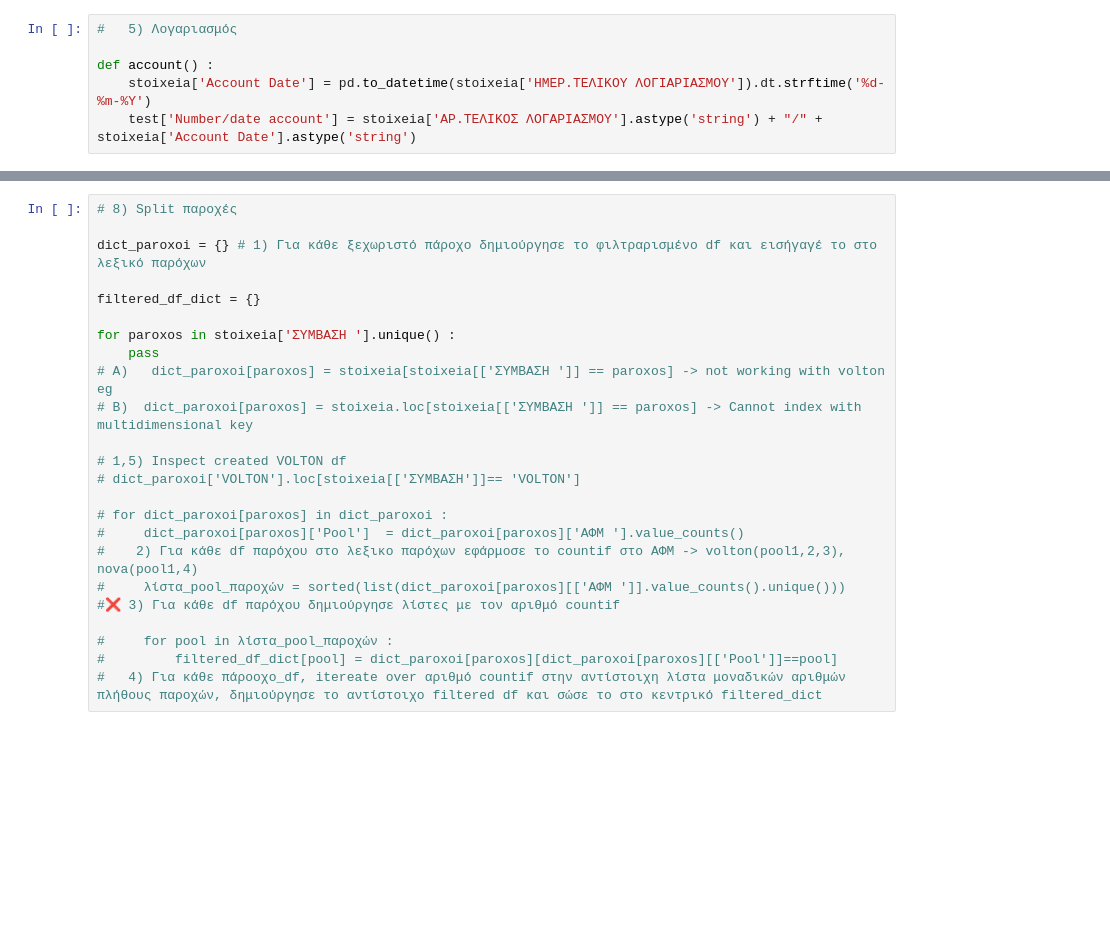
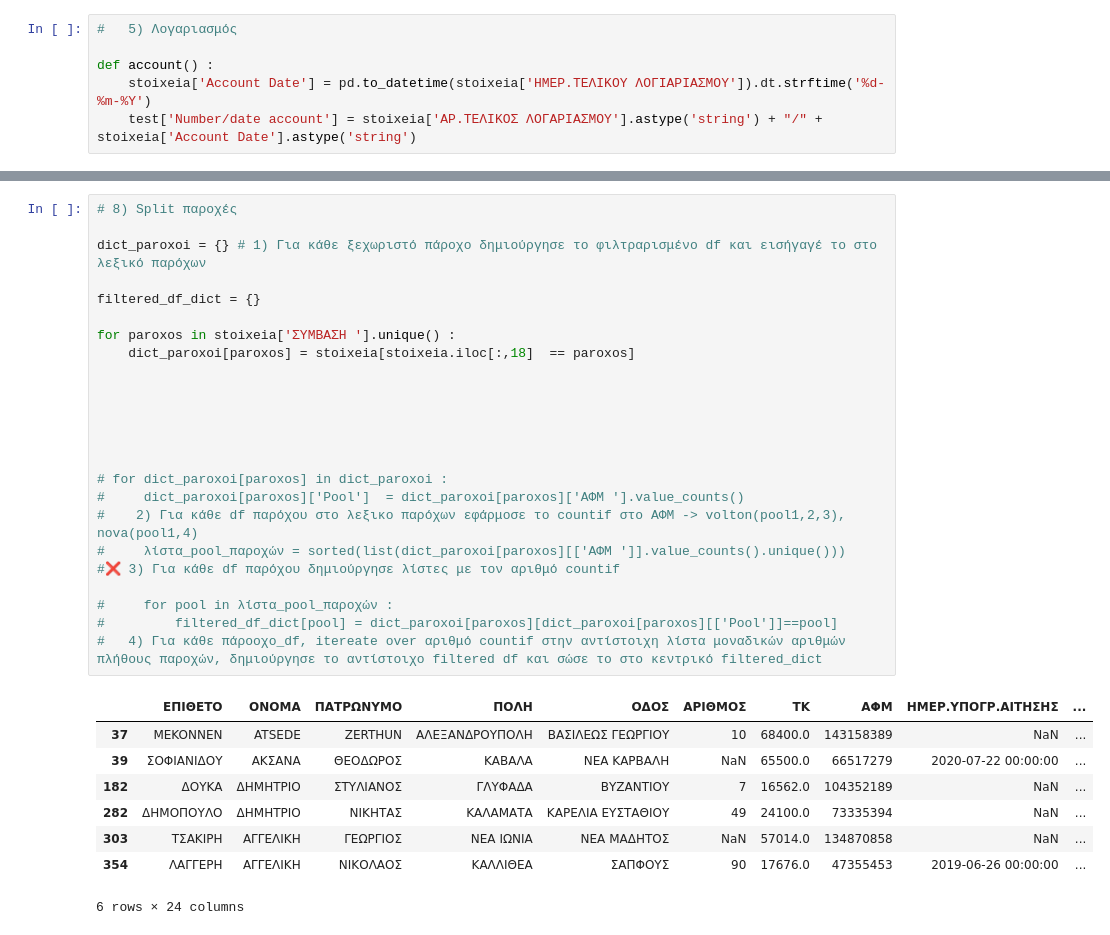
Before and after one commit to TheoPallis/Project-Clean-Stoixeia-Ofeileti-Python, a Jupyter notebook: stoixeia ofeileti 15_11_22.ipynb, the cells around one changed output, grey strips where cells are left out. Cells and saved outputs as stored; diff of their text form; blank space fills up the shorter version.

Commit message:
Created filtered dataframes paroxos

```diff
--- a/stoixeia ofeileti 15_11_22.ipynb
+++ b/stoixeia ofeileti 15_11_22.ipynb
@@ -181,24 +204,33 @@ stoixeia[stoixeia[cols].isna().all(1)] # Find both nulls columns application
 # %%
 # 8) Split παροχές
 
 dict_paroxoi = {} # 1) Για κάθε ξεχωριστό πάροχο δημιούργησε το φιλτραρισμένο df και εισήγαγέ το στο λεξικό παρόχων
 
 filtered_df_dict = {}
 
 for paroxos in stoixeia['ΣΥΜΒΑΣΗ '].unique() :
-    pass
-# A)   dict_paroxoi[paroxos] = stoixeia[stoixeia[['ΣΥΜΒΑΣΗ ']] == paroxos] -> not working with volton eg
-# B)  dict_paroxoi[paroxos] = stoixeia.loc[stoixeia[['ΣΥΜΒΑΣΗ ']] == paroxos] -> Cannot index with multidimensional key
+    dict_paroxoi[paroxos] = stoixeia[stoixeia.iloc[:,18]  == paroxos]
 
-# 1,5) Inspect created VOLTON df
-# dict_paroxoi['VOLTON'].loc[stoixeia[['ΣΥΜΒΑΣΗ']]== 'VOLTON']
+
+
+
+
 
 # for dict_paroxoi[paroxos] in dict_paroxoi :
 #     dict_paroxoi[paroxos]['Pool']  = dict_paroxoi[paroxos]['ΑΦΜ '].value_counts()                        #    2) Για κάθε df παρόχου στο λεξικο παρόχων εφάρμοσε το countif στο ΑΦΜ -> volton(pool1,2,3), nova(pool1,4)
 #     λίστα_pool_παροχών = sorted(list(dict_paroxoi[paroxos][['ΑΦΜ ']].value_counts().unique()))           #❌ 3) Για κάθε df παρόχου δημιούργησε λίστες με τον αριθμό countif
 
 #     for pool in λίστα_pool_παροχών :
 #         filtered_df_dict[pool] = dict_paroxoi[paroxos][dict_paroxoi[paroxos][['Pool']]==pool]            #   4) Για κάθε πάροοχο_df, itereate over αριθμό countif στην αντίστοιχη λίστα μοναδικών αριθμών πλήθους παροχών, δημιούργησε το αντίστοιχο filtered df και σώσε το στο κεντρικό filtered_dict
+# %% [output]
+|  | ΕΠΙΘΕΤΟ | ΟΝΟΜΑ | ΠΑΤΡΩΝΥΜΟ | ΠΟΛΗ | ΟΔΟΣ | ΑΡΙΘΜΟΣ | ΤΚ | ΑΦΜ | ΗΜΕΡ.ΥΠΟΓΡ.ΑΙΤΗΣΗΣ | ... |
+| 37 | MEKONNEN | ATSEDE | ZERTHUN | ΑΛΕΞΑΝΔΡΟΥΠΟΛΗ | ΒΑΣΙΛΕΩΣ ΓΕΩΡΓΙΟΥ | 10 | 68400.0 | 143158389 | NaN | ... |
+| 39 | ΣΟΦΙΑΝΙΔΟΥ | ΑΚΣΑΝΑ | ΘΕΟΔΩΡΟΣ | ΚΑΒΑΛΑ | ΝΕΑ ΚΑΡΒΑΛΗ | NaN | 65500.0 | 66517279 | 2020-07-22 00:00:00 | ... |
+| 182 | ΔΟΥΚΑ | ΔΗΜΗΤΡΙΟ | ΣΤΥΛΙΑΝΟΣ | ΓΛΥΦΑΔΑ | ΒΥΖΑΝΤΙΟΥ | 7 | 16562.0 | 104352189 | NaN | ... |
+| 282 | ΔΗΜΟΠΟΥΛΟ | ΔΗΜΗΤΡΙΟ | ΝΙΚΗΤΑΣ | ΚΑΛΑΜΑΤΑ | ΚΑΡΕΛΙΑ ΕΥΣΤΑΘΙΟΥ | 49 | 24100.0 | 73335394 | NaN | ... |
+| 303 | ΤΣΑΚΙΡΗ | ΑΓΓΕΛΙΚΗ | ΓΕΩΡΓΙΟΣ | ΝΕΑ ΙΩΝΙΑ | ΝΕΑ ΜΑΔΗΤΟΣ | NaN | 57014.0 | 134870858 | NaN | ... |
+| 354 | ΛΑΓΓΕΡΗ | ΑΓΓΕΛΙΚΗ | ΝΙΚΟΛΑΟΣ | ΚΑΛΛΙΘΕΑ | ΣΑΠΦΟΥΣ | 90 | 17676.0 | 47355453 | 2019-06-26 00:00:00 | ... |
+6 rows × 24 columns
 # %%
 # Final) Create the dataframe
 # # names()
```
Also changed, not shown: parts of 4 cells of this notebook, 1 other file.
